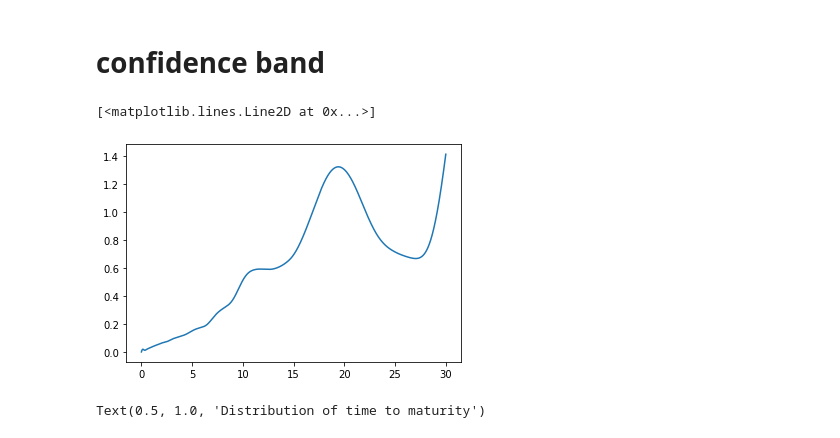
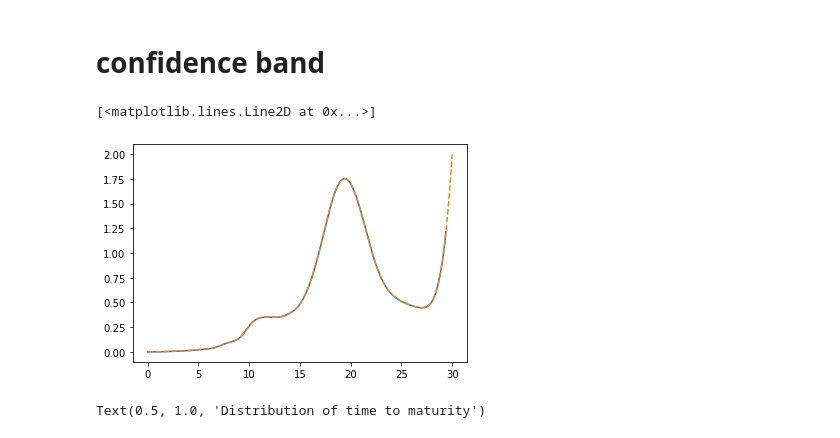
Before and after one commit to Lindi1907/Robust-Machine-Learning-for-Yield-Curve-Estimation, a Jupyter notebook: code&data/KR_example.ipynb, the cells around one changed output. Cells and saved outputs as stored; diff of their text form; code cells hidden in the pictures.

```diff
--- a/code&data/KR_example.ipynb
+++ b/code&data/KR_example.ipynb
@@ -698,17 +698,18 @@ var, std, lower, upper = Gaussian_confidence.KR_gaussian(dict_data[date]["C"],
                                            inv_w=dict_data[date]['inv_w'],
                                            K=K  )
 # %%
-# import Gaussian_confidence
-# var2, std2, lower2, upper2 = Gaussian_confidence.KR_gaussian2(dict_data[date]["C"],
-#                                            dict_data[date]["B"],
-#                                            ridge=ridge,
-#                                            inv_w=dict_data[date]['inv_w'],
-#                                            K=K  )
+import Gaussian_confidence
+var2, std2, lower2, upper2 = Gaussian_confidence.KR_gaussian2(dict_data[date]["C"],
+                                           dict_data[date]["B"],
+                                           ridge=ridge,
+                                           inv_w=dict_data[date]['inv_w'],
+                                           K=K  )
 # %%
-plt.plot(np.arange(1,1+len(std))/365, std)
+plt.plot(np.arange(1,1+len(var2))/365, var2)
+plt.plot(np.arange(1,1+len(var))/365, var, "--")
 # %% [output]
 [<matplotlib.lines.Line2D at 0x...>]
-[figure, old version]
+[figure, new version]
 # %%
 plt.figure(figsize=(15,8))
 plt.hist(dict_data[date]["ttm"]/365, bins=100)
```
Also changed, not shown: parts of 37 cells of this notebook, 8 other files.
